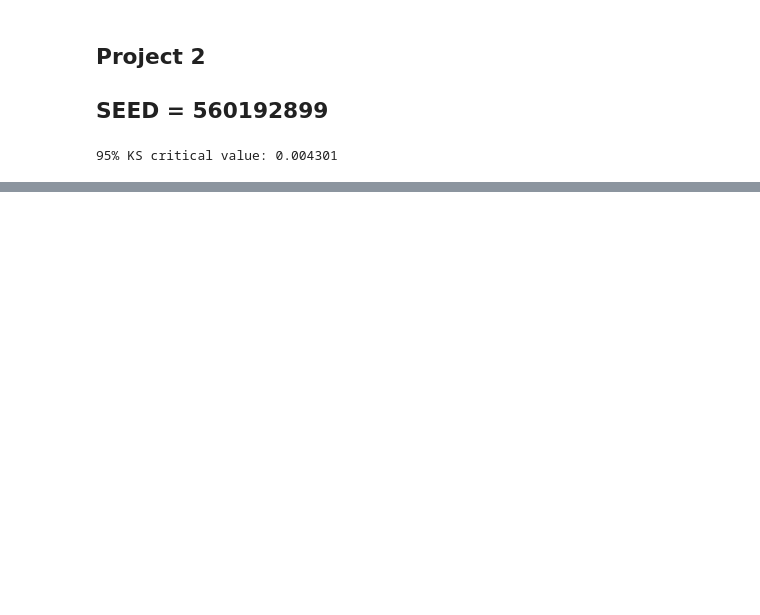
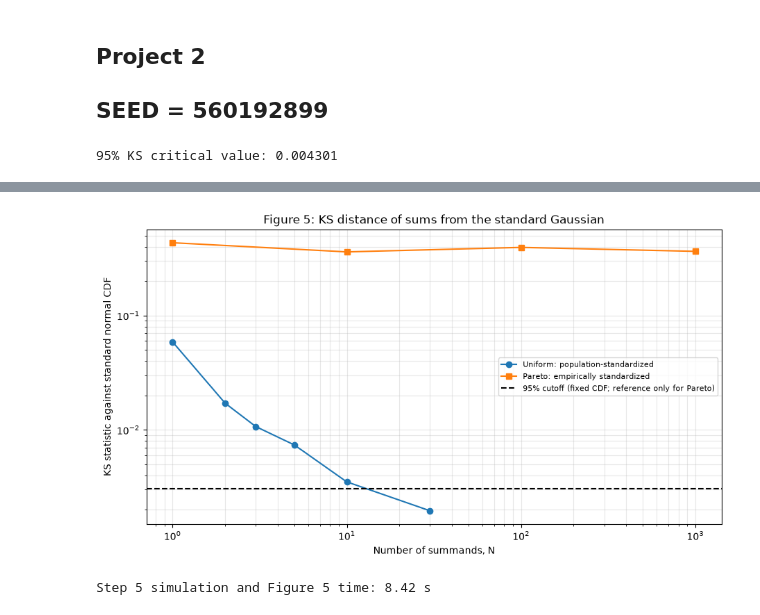
Before and after one commit to dnomhciR/ECE3715_MP2, a Jupyter notebook: mp2.ipynb, the cells around one changed output, grey strips where cells are left out. Drawn from its saved outputs; the diff is of its cells as text; code cells hidden in the pictures; blank space fills up the shorter version.

```diff
--- a/mp2.ipynb
+++ b/mp2.ipynb
@@ -444,0 +687,69 @@ The log-log density slope near zero is -1/2.
+# %%
+L5 = 200_000
+uniform_N5 = np.array([1, 2, 3, 5, 10, 30])
+pareto_N5 = np.array([1, 10, 100, 1000])
+critical5 = 1.36 / np.sqrt(L5)
+
+def simulate_sums5(n_summands, trials, generator, distribution, batch_size=2000):
+    sums = np.empty(trials)
+    for start in range(0, trials, batch_size):
+        stop = min(start + batch_size, trials)
+        shape = (stop - start, n_summands)
+        if distribution == "uniform":
+            draws = generator.random(shape)
+            sums[start:stop] = draws.sum(axis=1)
+        elif distribution == "pareto":
+            draws = generator.pareto(1.5, size=shape)
+            # Shift each summand by 1 to give Pareto scale 1.
+            sums[start:stop] = draws.sum(axis=1) + n_summands
+        else:
+            raise ValueError("Unknown distribution")
+    return sums
+
+step5_start = __import__("time").perf_counter()
+uniform_ks5 = []
+uniform_examples5 = {}
+print(f"Independent sums per setting: L = {L5:,}")
+print(f"Fixed-CDF 95% KS cutoff = {critical5:.6f}")
+print("\nUniform sums, using exact population centering and scaling:")
+print(f"{'N':>6} {'KS vs normal':>15}  Decision")
+for n in uniform_N5:
+    sums = simulate_sums5(int(n), L5, rng_step5, "uniform")
+    standardized = (sums - n/2) / np.sqrt(n/12)
+    statistic = ks_statistic(standardized, stats.norm.cdf)
+    uniform_ks5.append(statistic)
+    if n in (1, 3, 30):
+        uniform_examples5[int(n)] = standardized
+    decision = "Reject at 5%" if statistic > critical5 else "Do not reject"
+    print(f"{n:6d} {statistic:15.6f}  {decision}")
+
+pareto_ks5 = []
+pareto_stable_ks5 = []
+print("\nPareto sums (empirical standardization is descriptive):")
+print(f"{'N':>6} {'Empirical mean':>17} {'Empirical SD':>17} {'KS: empirical z':>18} {'KS: stable scaling':>20}")
+for n in pareto_N5:
+    sums = simulate_sums5(int(n), L5, rng_step5, "pareto")
+    sample_mean = np.mean(sums)
+    sample_sd = np.std(sums, ddof=1)
+    standardized = (sums - sample_mean) / sample_sd
+    statistic = ks_statistic(standardized, stats.norm.cdf)
+    stable_scaled = (sums - 3*n) / n**(2/3)
+    stable_statistic = ks_statistic(stable_scaled, stats.norm.cdf)
+    pareto_ks5.append(statistic)
+    pareto_stable_ks5.append(stable_statistic)
+    print(f"{n:6d} {sample_mean:17.6f} {sample_sd:17.6f} {statistic:18.6f} {stable_statistic:20.6f}")
+
+fig, ax = plt.subplots(figsize=(9, 5), constrained_layout=True)
+ax.loglog(uniform_N5, uniform_ks5, "o-",
+          label="Uniform: population-standardized")
+ax.loglog(pareto_N5, pareto_ks5, "s-",
+          label="Pareto: empirically standardized")
+ax.axhline(critical5, color="black", linestyle="--",
+           label="95% cutoff (fixed CDF; reference only for Pareto)")
+ax.set(title="Figure 5: KS distance of sums from the standard Gaussian",
+       xlabel="Number of summands, N", ylabel="KS statistic against standard normal CDF")
+ax.legend(fontsize=8)
+ax.grid(True, which="both", alpha=0.3)
+plt.show()
+print(f"Step 5 simulation and Figure 5 time: {__import__('time').perf_counter()-step5_start:.2f} s")
+# %% [output]
@@ -444,0 +774,2 @@ The log-log density slope near zero is -1/2.
+[figure, added]
+Step 5 simulation and Figure 5 time: 8.42 s
```
Also changed, not shown: parts of 22 cells of this notebook.
